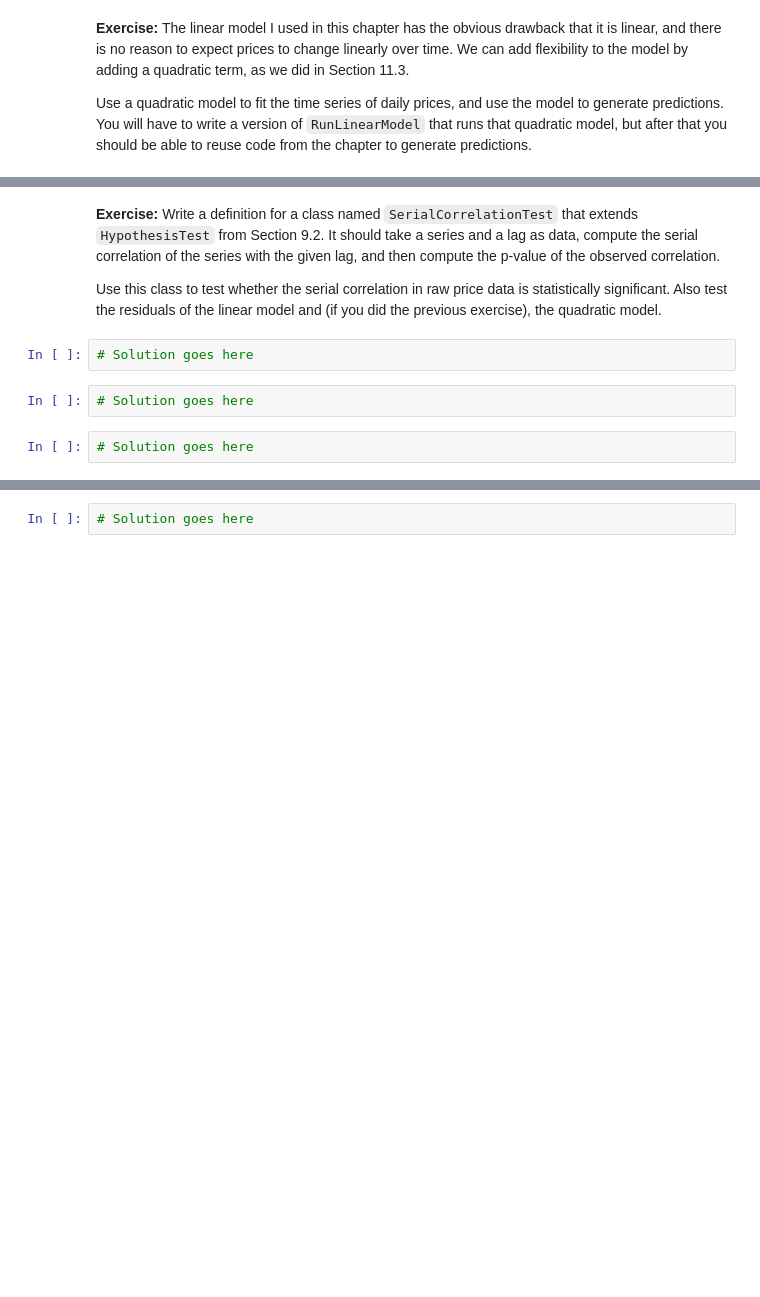
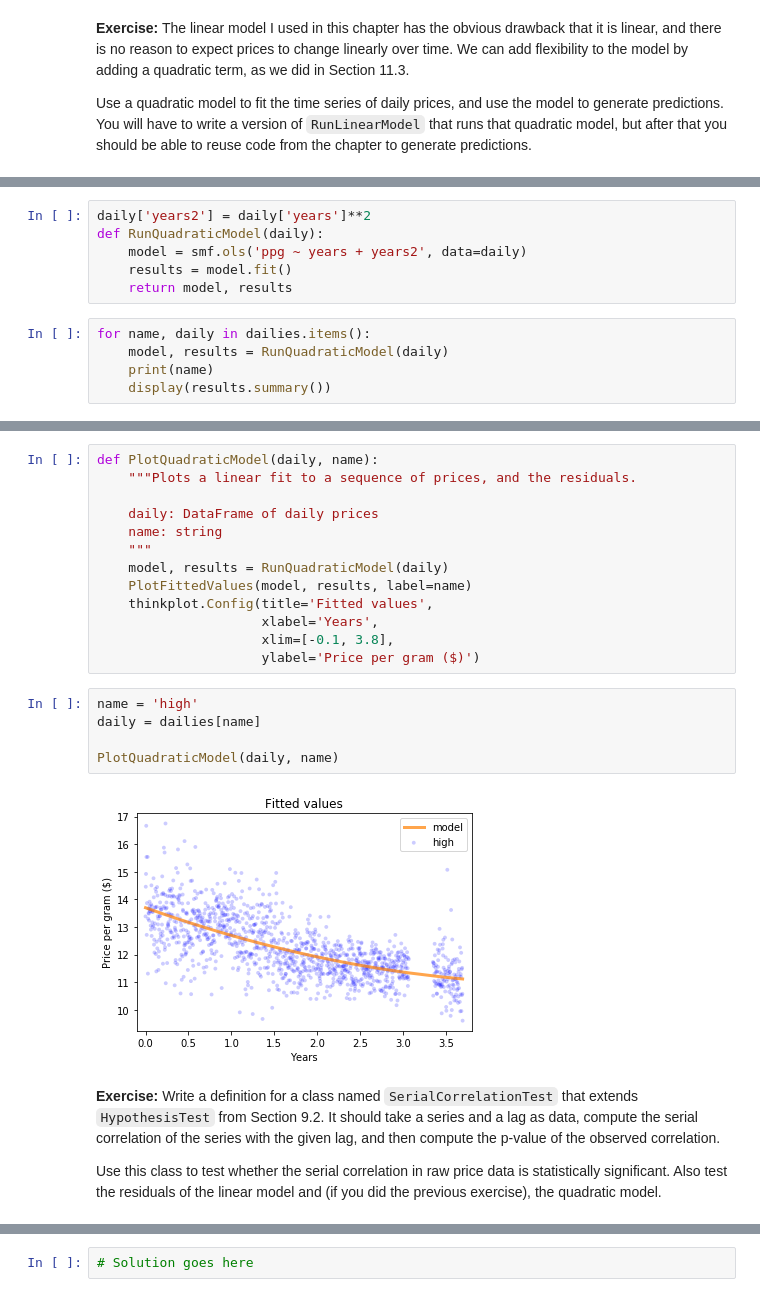
Before and after one commit to SeanCCarter/ThinkStats2, a Jupyter notebook: code/chap12mine.ipynb, the cells around one changed output, grey strips where cells are left out. Cells and saved outputs as stored; diff of their text form; blank space fills up the shorter version.

Commit message:
Partway through solution. Not sure how to finish.

```diff
--- a/code/chap12mine.ipynb
+++ b/code/chap12mine.ipynb
@@ -651,0 +644,11 @@ Use a quadratic model to fit the time series of daily prices, and use the model
+# %%
+daily['years2'] = daily['years']**2
+def RunQuadraticModel(daily):
+    model = smf.ols('ppg ~ years + years2', data=daily)
+    results = model.fit()
+    return model, results
+# %%
+for name, daily in dailies.items():
+    model, results = RunQuadraticModel(daily)
+    print(name)
+    display(results.summary())
@@ -652,10 +697,24 @@ Use a quadratic model to fit the time series of daily prices, and use the model
+# %%
+def PlotQuadraticModel(daily, name):
+    """Plots a linear fit to a sequence of prices, and the residuals.
+
+    daily: DataFrame of daily prices
+    name: string
+    """
+    model, results = RunQuadraticModel(daily)
+    PlotFittedValues(model, results, label=name)
+    thinkplot.Config(title='Fitted values',
+                     xlabel='Years',
+                     xlim=[-0.1, 3.8],
+                     ylabel='Price per gram ($)')
+# %%
+name = 'high'
+daily = dailies[name]
+
+PlotQuadraticModel(daily, name)
+# %% [output]
+[figure, added]
 # %% [markdown]
 **Exercise:** Write a definition for a class named `SerialCorrelationTest` that extends `HypothesisTest` from Section 9.2. It should take a series and a lag as data, compute the serial correlation of the series with the given lag, and then compute the p-value of the observed correlation.
 
 Use this class to test whether the serial correlation in raw price data is statistically significant. Also test the residuals of the linear model and (if you did the previous exercise), the quadratic model.
-# %%
-# Solution goes here
-# %%
-# Solution goes here
-# %%
-# Solution goes here
```
Also changed, not shown: parts of 27 cells of this notebook.
